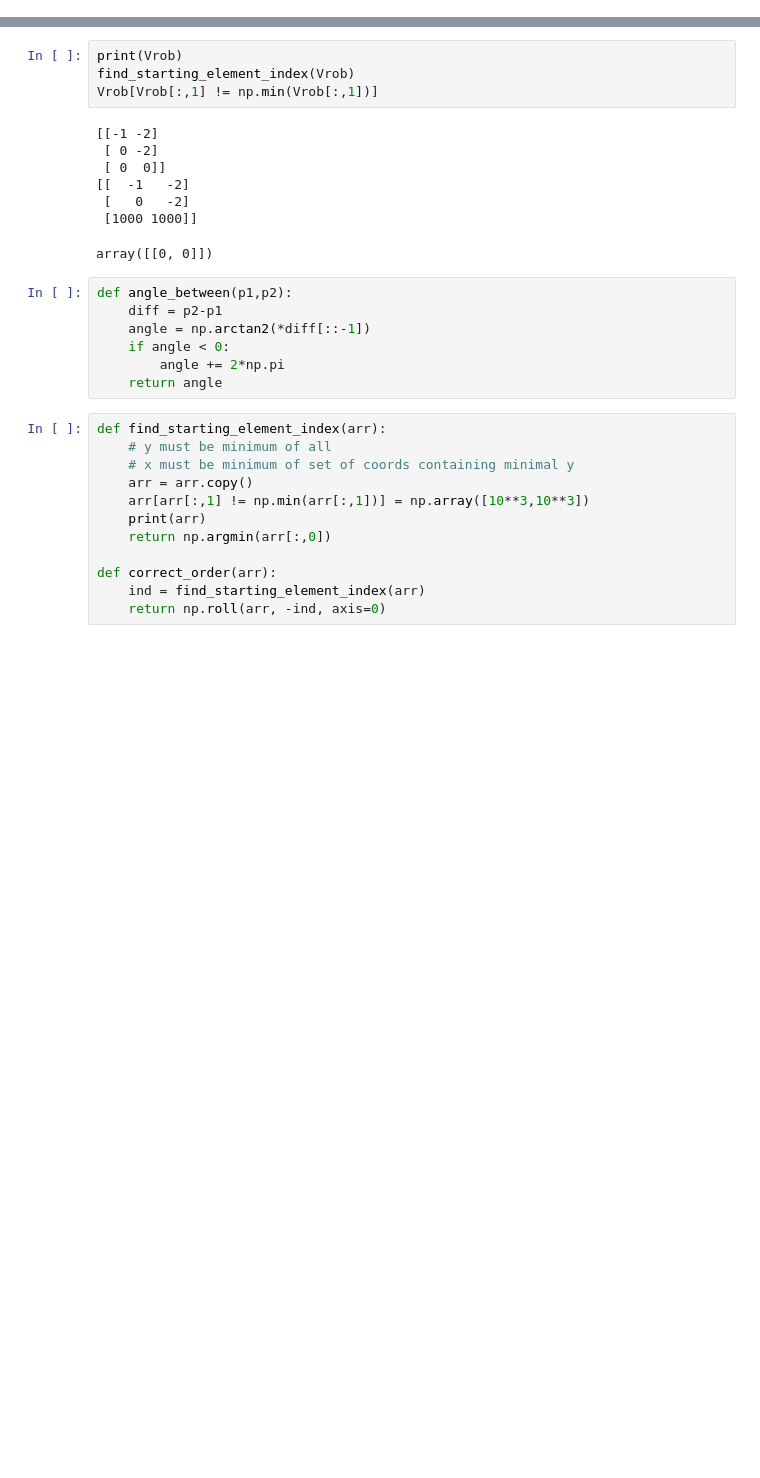
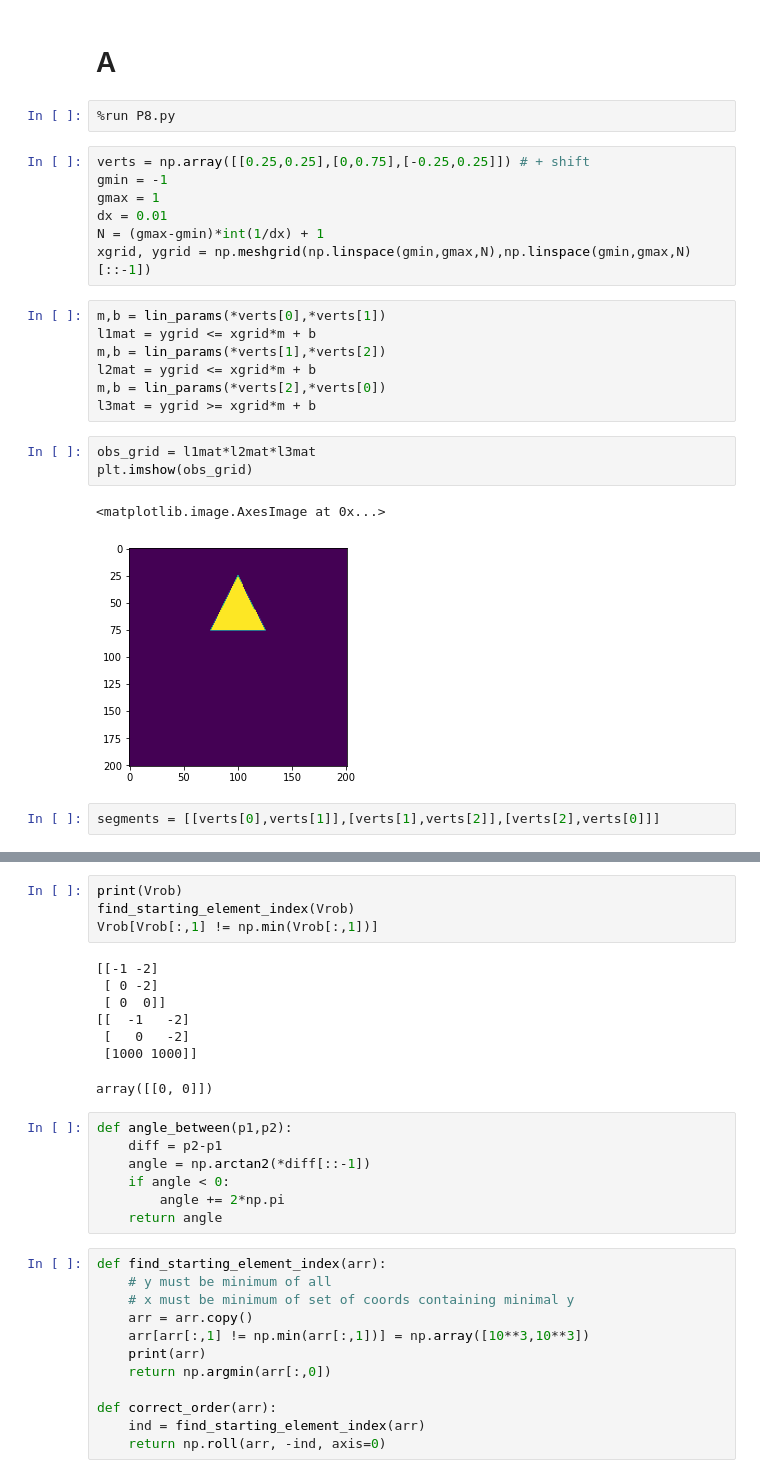
Before and after one commit to WhiffleFish/ASEN5519, a Jupyter notebook: HW2/Untitled.ipynb, the cells around one changed output, grey strips where cells are left out. Cells and saved outputs as stored; diff of their text form; blank space fills up the shorter version.

```diff
--- a/HW2/Untitled.ipynb
+++ b/HW2/Untitled.ipynb
@@ -4,0 +22,26 @@ from scipy.spatial import ConvexHull, convex_hull_plot_2d
+# %% [markdown]
+# A
+# %%
+%run P8.py
+# %%
+verts = np.array([[0.25,0.25],[0,0.75],[-0.25,0.25]]) # + shift
+gmin = -1
+gmax = 1
+dx = 0.01
+N = (gmax-gmin)*int(1/dx) + 1
+xgrid, ygrid = np.meshgrid(np.linspace(gmin,gmax,N),np.linspace(gmin,gmax,N)[::-1])
+# %%
+m,b = lin_params(*verts[0],*verts[1])
+l1mat = ygrid <= xgrid*m + b
+m,b = lin_params(*verts[1],*verts[2])
+l2mat = ygrid <= xgrid*m + b
+m,b = lin_params(*verts[2],*verts[0])
+l3mat = ygrid >= xgrid*m + b
+# %%
+obs_grid = l1mat*l2mat*l3mat
+plt.imshow(obs_grid)
+# %% [output]
+<matplotlib.image.AxesImage at 0x...>
+[figure, added]
+# %%
+segments = [[verts[0],verts[1]],[verts[1],verts[2]],[verts[2],verts[0]]]
```
Also changed, not shown: parts of 36 cells of this notebook, 10 other files.
